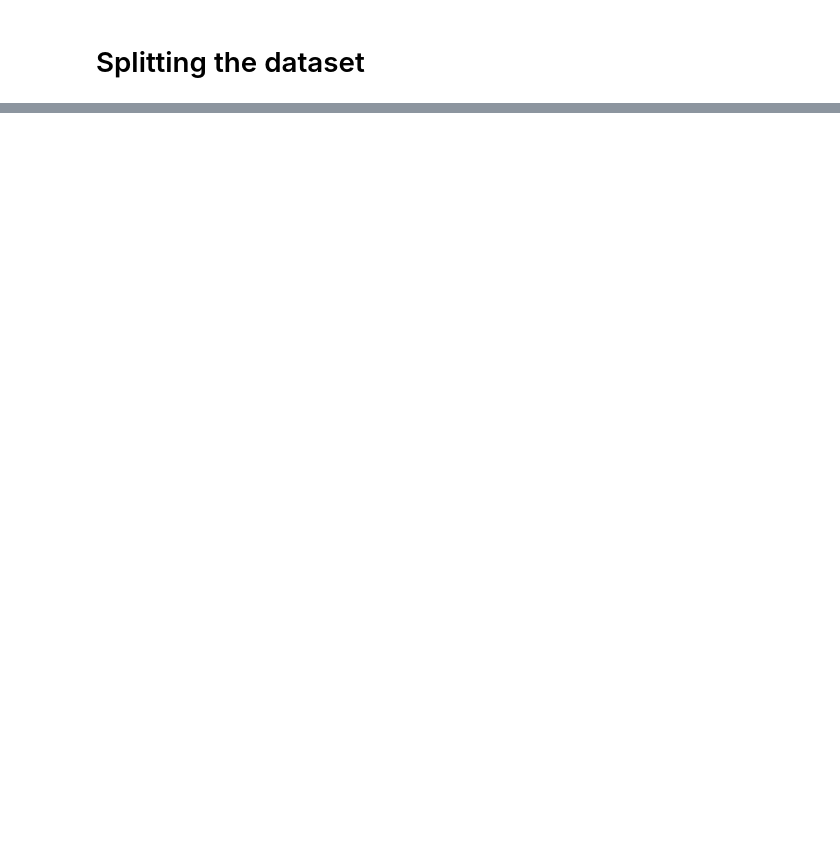
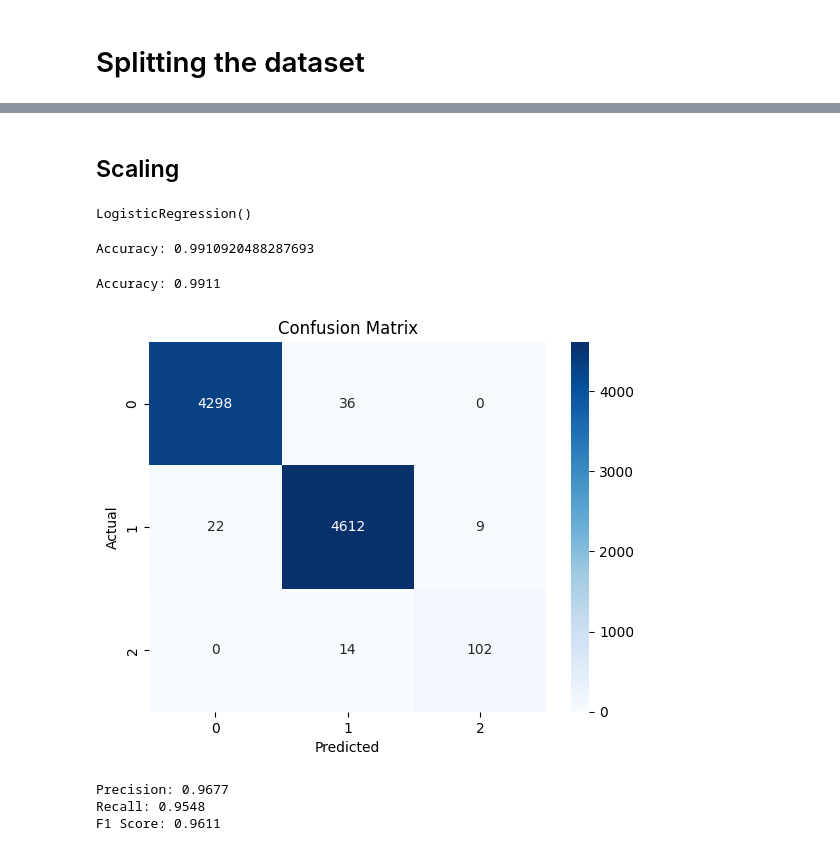
Before and after one commit to Shahrukhzx/CSE445-Project, a Jupyter notebook: InnovaTech.ipynb, the cells around one changed output, grey strips where cells are left out. Drawn from its saved outputs; the diff is of its cells as text; code cells hidden in the pictures; blank space fills up the shorter version.

Commit message:
Applied logistic Regression

```diff
--- a/InnovaTech.ipynb
+++ b/InnovaTech.ipynb
@@ -217,0 +238,2 @@ dataset.head(5)
+# %%
+dataset.drop_duplicates(inplace=True)
@@ -383,0 +440,51 @@ Test set size: 9238 samples
+# %% [markdown]
+##  Scaling
+# %%
+# Initialize Standard
+scaler = StandardScaler()
+
+# Apply scaling
+X_train_scaled = pd.DataFrame(scaler.fit_transform(X_train), columns=X.columns)
+X_test_scaled =pd.DataFrame(scaler.fit_transform(X_test), columns=X.columns)
+# %%
+model = LogisticRegression()
+model.fit(X_train_scaled, y_train)
+# %% [output]
+LogisticRegression()
+# %%
+y_pred = model.predict(X_test_scaled)
+# %%
+accuracy = accuracy_score(y_test, y_pred)
+print("Accuracy:", accuracy)
+# %% [output]
+Accuracy: 0.9910920488287693
+# %%
+# Accuracy
+accuracy = accuracy_score(y_test, y_pred)
+print(f'Accuracy: {accuracy:.4f}')
+
+# Confusion Matrix
+conf_matrix = confusion_matrix(y_test, y_pred)
+sns.heatmap(conf_matrix, annot=True, fmt='d', cmap='Blues')
+plt.title('Confusion Matrix')
+plt.xlabel('Predicted')
+plt.ylabel('Actual')
+plt.show()
+
+# Precision
+precision = precision_score(y_test, y_pred, average='macro')
+print(f'Precision: {precision:.4f}')
+
+# Recall
+recall = recall_score(y_test, y_pred, average='macro')
+print(f'Recall: {recall:.4f}')
+
+# F1 Score
+f1 = f1_score(y_test, y_pred, average='macro')
+print(f'F1 Score: {f1:.4f}')
+# %% [output]
+Accuracy: 0.9911
+[figure, added]
+Precision: 0.9677
+Recall: 0.9548
+F1 Score: 0.9611
```
Also changed, not shown: parts of 18 cells of this notebook, 1 other file.
